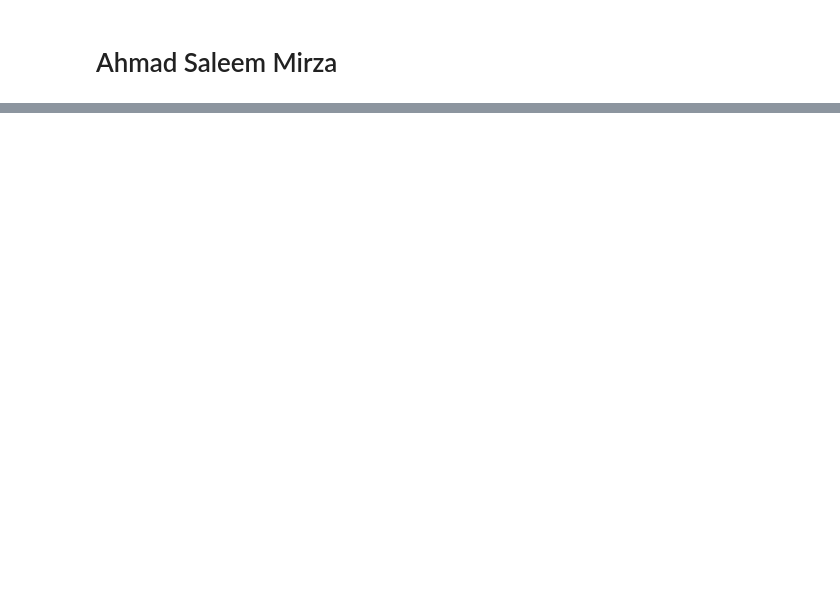
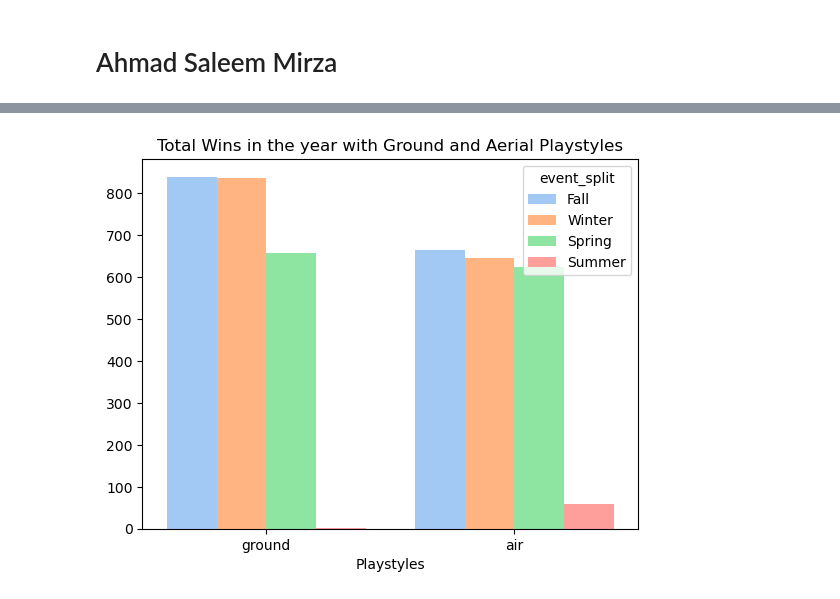
Before and after one commit to ahmadsm1/Rocket-League-Winning-Strategies, a Jupyter notebook: notebooks/analysis1.ipynb, the cells around one changed output, grey strips where cells are left out. Saved outputs shown, nothing was run; the diff lists cells and outputs as text; code cells hidden in the pictures; blank space fills up the shorter version.

```diff
--- a/notebooks/analysis1.ipynb
+++ b/notebooks/analysis1.ipynb
@@ -2,0 +52,3 @@
+# %%
+df = pf.load_clean('../data/raw/matches_by_teams.csv')
+df
@@ -2,0 +73,5 @@
+# %%
+#Importing Regional and Splits from 'main.csv'
+
+result = pf.merge_dfs(df, '../data/raw/main.csv', 'match_id')
+result
@@ -2,0 +94,3 @@
+# %%
+result = result.drop(columns=['match_id'])
+result
@@ -24,0 +119,11 @@ pd.read_csv('../data/raw/matches_by_teams.csv')
+# %%
+mean_air_time = df["air_time"].mean()
+
+q1_total = pf.play_style_stats(result, mean_air_time)
+
+total_plot = sns.countplot(data=q1_total, x = "playstyle", hue="event_split",palette='pastel', saturation=1)
+total_plot.set(xlabel='Playstyles', ylabel='', title="Total Wins in the year with Ground and Aerial Playstyles")
+
+plt.show()
+# %% [output]
+[figure, added]
```
Also changed, not shown: parts of 31 cells of this notebook, 4 other files.
